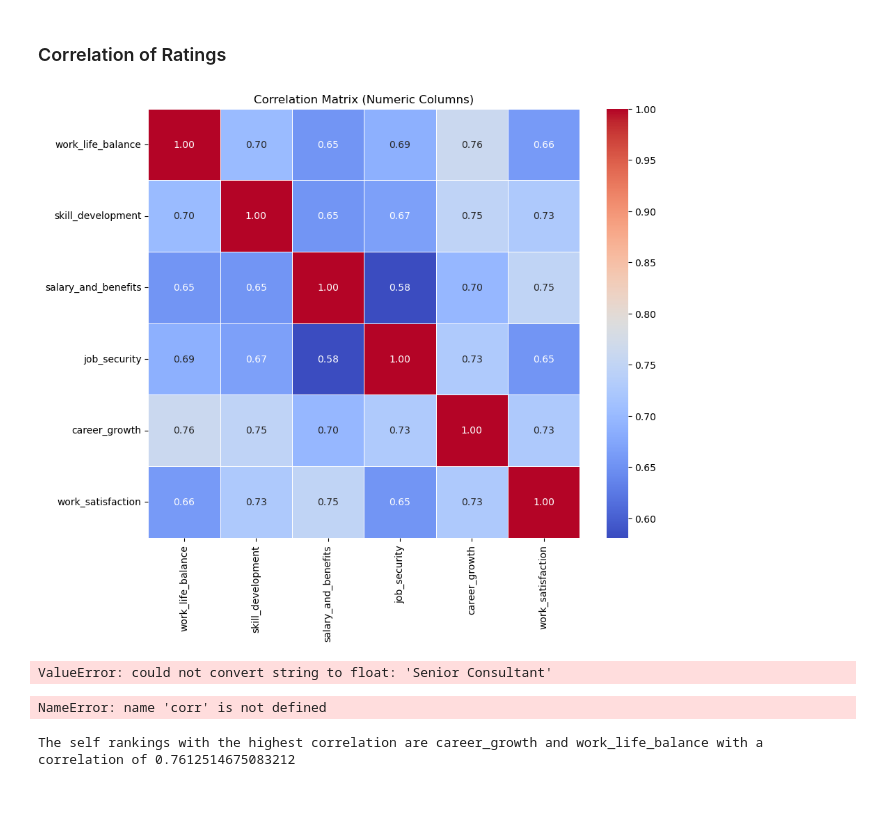
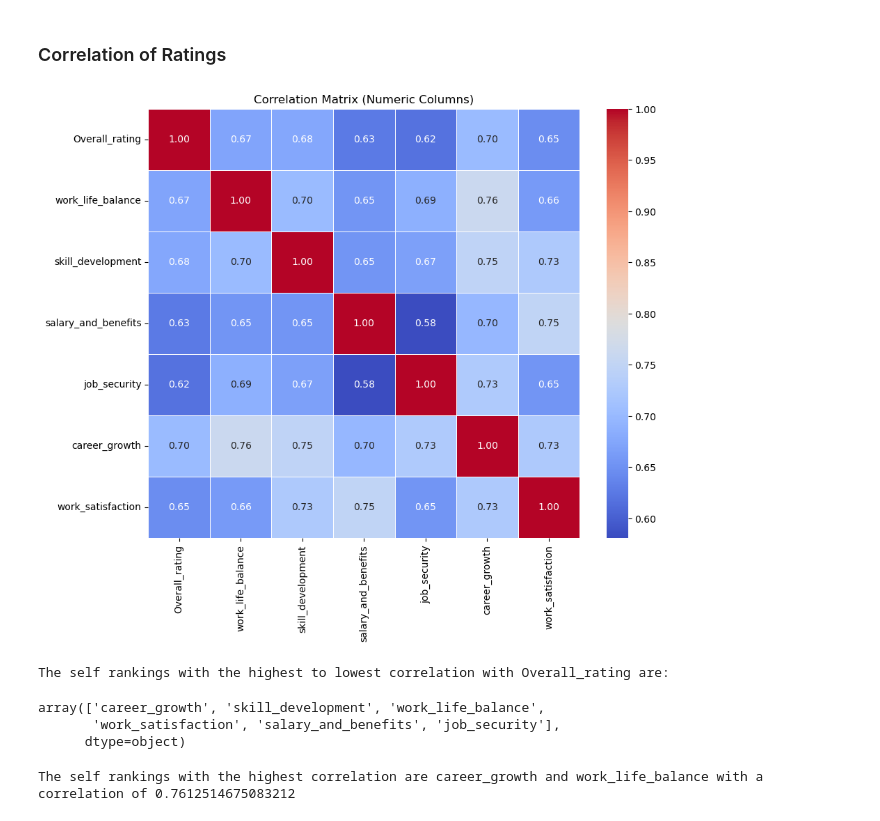
Before and after one commit to TEcjddns/UChicago_AIML_Project, a Jupyter notebook: EmployeeHappiness.ipynb, the cells around one changed output. Drawn from its saved outputs; the diff is of its cells as text; code cells hidden in the pictures.

Commit message:
Fixing correlation graph to include Overall_rating

```diff
--- a/EmployeeHappiness.ipynb
+++ b/EmployeeHappiness.ipynb
@@ -257,33 +257,35 @@ Name: Title, dtype: object
 # %% [markdown]
 ### Correlation of Ratings
 # %%
-numeric_columns = df.iloc[:, 6:12].columns
+numeric_columns = [
+    "Overall_rating",
+    "work_life_balance",
+    "skill_development",
+    "salary_and_benefits",
+    "job_security",
+    "career_growth",
+    "work_satisfaction",
+]
 numeric_corr = df[numeric_columns].corr()
-
 # correlation Matrix
 plt.figure(figsize=(10, 8))
 sns.heatmap(numeric_corr, annot=True, cmap='coolwarm', fmt='.2f', linewidths=0.5)
 plt.title('Correlation Matrix (Numeric Columns)')
 plt.show()
 # %% [output]
-[figure, old version]
+[figure, new version]
-# %%
-import pandas as pd
-
-rs = np.random.RandomState(0)
-corr = df.corr() # We need to select numeric columns here!!!
-corr.style.background_gradient()
-# %% [output]
-ValueError: could not convert string to float: 'Senior Consultant'
 # %%
-ix = corr.sort_values("Overall_rating", ascending=False).index
+ix = numeric_corr.sort_values("Overall_rating", ascending=False).index
 ix = ix.drop("Overall_rating")
 print(
     f"The self rankings with the highest to lowest correlation with Overall_rating are:"
 )
 ix.values
 # %% [output]
-NameError: name 'corr' is not defined
+The self rankings with the highest to lowest correlation with Overall_rating are:
+array(['career_growth', 'skill_development', 'work_life_balance',
+       'work_satisfaction', 'salary_and_benefits', 'job_security'],
+      dtype=object)
 # %%
 print(
     f"The self rankings with the highest correlation are {ix[0]} and {ix[2]} with a correlation of {corr.loc[ix[0], ix[2]]}"
```
Also changed, not shown: parts of 16 cells of this notebook.
